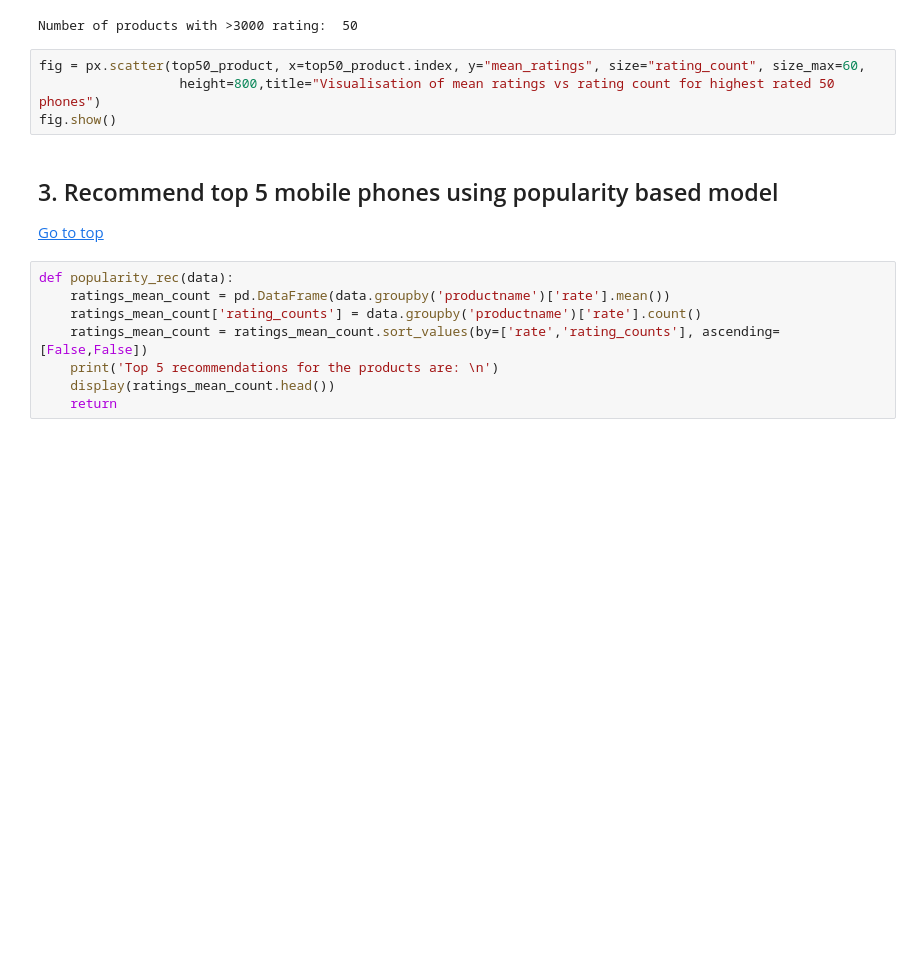
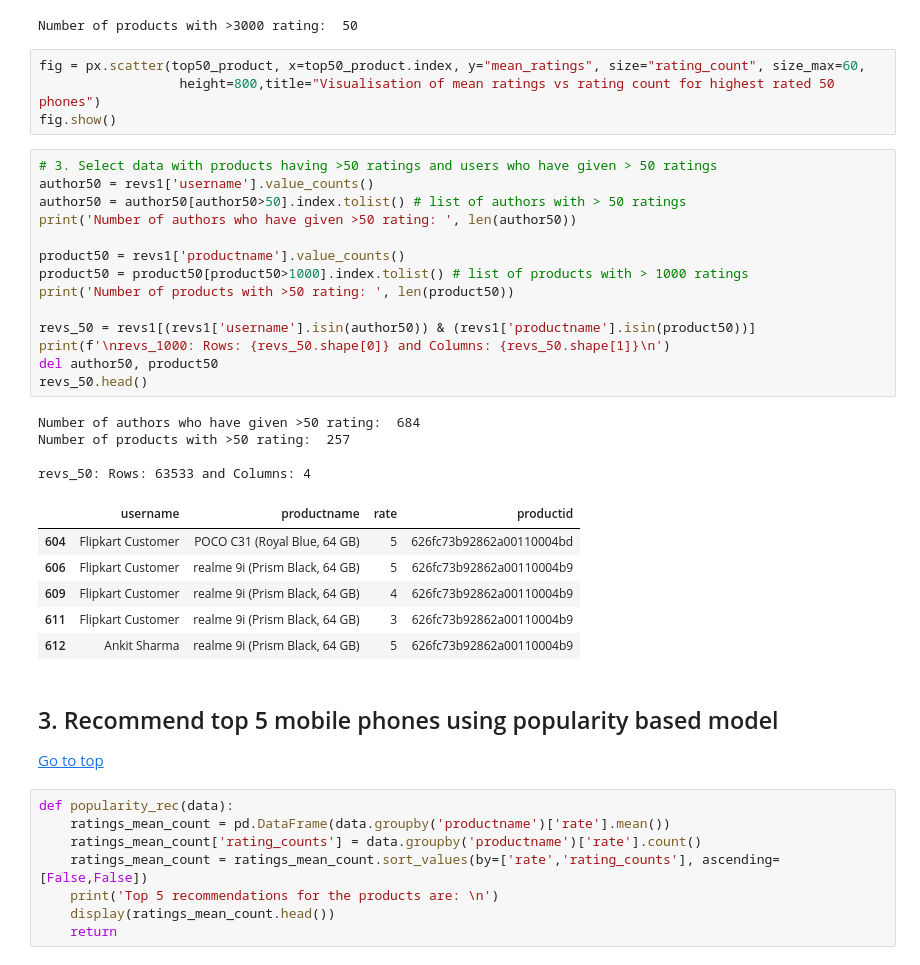
Before and after one commit to Toan-Dang/recommend-system, a Jupyter notebook: recom.ipynb, the cells around one changed output. Saved outputs shown, nothing was run; the diff lists cells and outputs as text; blank space fills up the shorter version.

```diff
--- a/recom.ipynb
+++ b/recom.ipynb
@@ -463,6 +463,31 @@ Number of products with >3000 rating:  50
 fig = px.scatter(top50_product, x=top50_product.index, y="mean_ratings", size="rating_count", size_max=60,
                   height=800,title="Visualisation of mean ratings vs rating count for highest rated 50 phones")
 fig.show()
+# %%
+# 3. Select data with products having >50 ratings and users who have given > 50 ratings
+author50 = revs1['username'].value_counts()
+author50 = author50[author50>50].index.tolist() # list of authors with > 50 ratings
+print('Number of authors who have given >50 rating: ', len(author50))
+
+product50 = revs1['productname'].value_counts()
+product50 = product50[product50>1000].index.tolist() # list of products with > 1000 ratings
+print('Number of products with >50 rating: ', len(product50))
+
+revs_50 = revs1[(revs1['username'].isin(author50)) & (revs1['productname'].isin(product50))]
+print(f'\nrevs_1000: Rows: {revs_50.shape[0]} and Columns: {revs_50.shape[1]}\n')
+del author50, product50
+revs_50.head()
+# %% [output]
+Number of authors who have given >50 rating:  684
+Number of products with >50 rating:  257
+
+revs_50: Rows: 63533 and Columns: 4
+|  | username | productname | rate | productid |
+| 604 | Flipkart Customer | POCO C31 (Royal Blue, 64 GB) | 5 | 626fc73b92862a00110004bd |
+| 606 | Flipkart Customer | realme 9i (Prism Black, 64 GB) | 5 | 626fc73b92862a00110004b9 |
+| 609 | Flipkart Customer | realme 9i (Prism Black, 64 GB) | 4 | 626fc73b92862a00110004b9 |
+| 611 | Flipkart Customer | realme 9i (Prism Black, 64 GB) | 3 | 626fc73b92862a00110004b9 |
+| 612 | Ankit Sharma | realme 9i (Prism Black, 64 GB) | 5 | 626fc73b92862a00110004b9 |
 # %% [markdown]
 ## 3. Recommend top 5 mobile phones using popularity based model <a id="popularity_model"></a>
 [Go to top](#toc)
```
Also changed, not shown: parts of 14 cells of this notebook.
